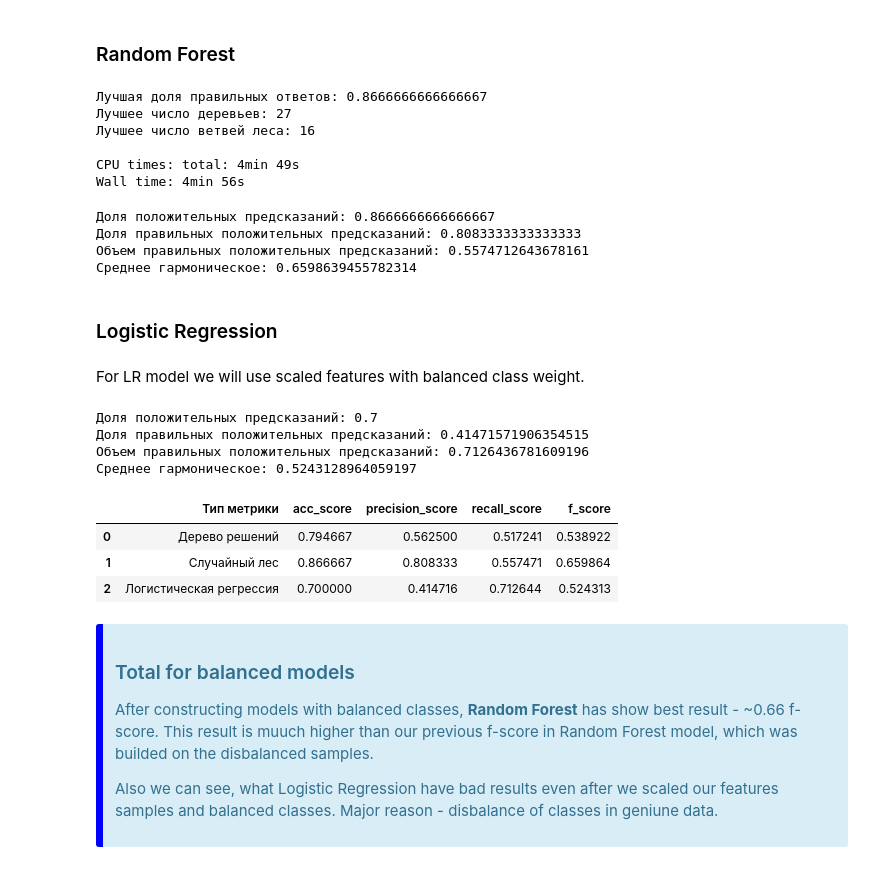
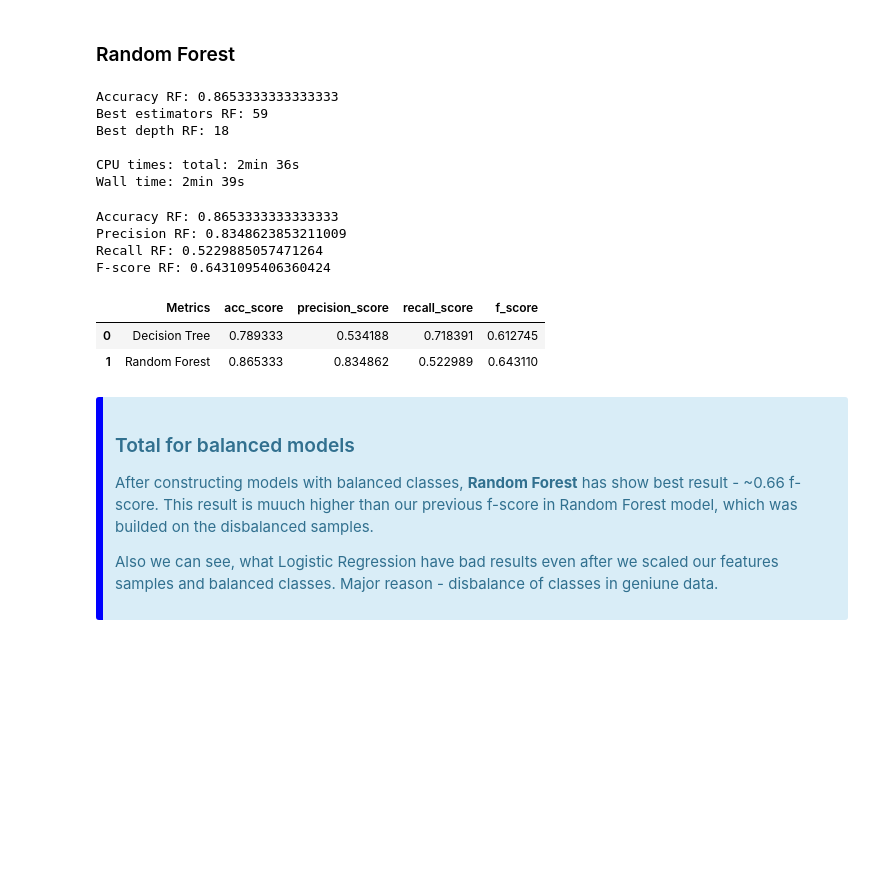
Before and after one commit to Vasart-ds/beta_bank_customer_out, a Jupyter notebook: ml_with_teacher_vasykhin_a_ENG.ipynb, the cells around one changed output. Cells and saved outputs as stored; diff of their text form; code cells hidden in the pictures; blank space fills up the shorter version.

```diff
--- a/ml_with_teacher_vasykhin_a_ENG.ipynb
+++ b/ml_with_teacher_vasykhin_a_ENG.ipynb
@@ -495,15 +492,0 @@ f_score_forest = f1_score(target_test, predicted_forest)
-# %%
-model_lr = LogisticRegression(max_iter=1500, solver='lbfgs', random_state=69)
-model_lr.fit(features_train_scaled, target_train)
-
-predicted_lr = model_lr.predict(features_valid_scaled)
-
-score_lr = model_lr.score(features_valid_scaled, target_valid)
-precision_lr = precision_score(target_valid, predicted_lr)
-recall_lr = recall_score(target_valid, predicted_lr)
-f_score_lr = f1_score(target_valid, predicted_lr)
-
-print('Accuracy LR:', score_lr)
-print('Precision LR:', precision_lr)
-print('Rcall LR:', recall_lr)
-print('F-score LR:', f_score_lr)
@@ -619,12 +596,12 @@ print('Best estimators RF:', best_est_forest)
 print('Best depth RF:', best_depth_forest)
 print('')
 # %% [output]
-Лучшая доля правильных ответов: 0.8666666666666667
-Лучшее число деревьев: 27
-Лучшее число ветвей леса: 16
+Accuracy RF: 0.8653333333333333
+Best estimators RF: 59
+Best depth RF: 18
 
-CPU times: total: 4min 49s
-Wall time: 4min 56s
+CPU times: total: 2min 36s
+Wall time: 2min 39s
 # %%
 # construct random forest model with best hyperparameters
 model_forest_total = RandomForestClassifier(
@@ -644,52 +621,27 @@ print('Precision RF:', precision_forest)
 print('Recall RF:', recall_forest)
 print('F-score RF:', f_score_forest)
 # %% [output]
-Доля положительных предсказаний: 0.8666666666666667
-Доля правильных положительных предсказаний: 0.8083333333333333
-Объем правильных положительных предсказаний: 0.5574712643678161
-Среднее гармоническое: 0.6598639455782314
+Accuracy RF: 0.8653333333333333
+Precision RF: 0.8348623853211009
+Recall RF: 0.5229885057471264
+F-score RF: 0.6431095406360424
-# %% [markdown]
-### Logistic Regression ###
-# %% [markdown]
-For LR model we will use scaled features with balanced class weight.
-# %%
-model_lr = LogisticRegression(max_iter=1500, solver='lbfgs', random_state=69, class_weight='balanced')
-model_lr.fit(features_train_scaled, target_train)
-
-predicted_lr = model_lr.predict(features_valid_scaled)
-
-score_lr = model_lr.score(features_valid_scaled, target_valid)
-precision_lr = precision_score(target_valid, predicted_lr)
-recall_lr = recall_score(target_valid, predicted_lr)
-f_score_lr = f1_score(target_valid, predicted_lr)
-
-print('Accuracy LR:', score_lr)
-print('Precision LR:', precision_lr)
-print('Recall LR:', recall_lr)
-print('F-score LR:', f_score_lr)
-# %% [output]
-Доля положительных предсказаний: 0.7
-Доля правильных положительных предсказаний: 0.41471571906354515
-Объем правильных положительных предсказаний: 0.7126436781609196
-Среднее гармоническое: 0.5243128964059197
 # %%
-#сформируем таблицу для наглядности полученных результатов
+# total results
 
 f_score_balanced = pd.DataFrame({
-    'Metrics': ['Decision Tree', 'Random Forest', 'Logistic Regression'],
-    'acc_score': [score_tree, score_forest, score_lr],
-    'precision_score': [precision_tree, precision_forest, precision_lr],
-    'recall_score': [recall_tree, recall_forest, recall_lr],
-    'f_score': [f_score_tree, f_score_forest, f_score_lr]
+    'Metrics': ['Decision Tree', 'Random Forest'],
+    'acc_score': [score_tree, score_forest],
+    'precision_score': [precision_tree, precision_forest],
+    'recall_score': [recall_tree, recall_forest],
+    'f_score': [f_score_tree, f_score_forest]
 })
 
 
 display(f_score_balanced)
 # %% [output]
-|  | Тип метрики | acc_score | precision_score | recall_score | f_score |
-| 0 | Дерево решений | 0.794667 | 0.562500 | 0.517241 | 0.538922 |
-| 1 | Случайный лес | 0.866667 | 0.808333 | 0.557471 | 0.659864 |
-| 2 | Логистическая регрессия | 0.700000 | 0.414716 | 0.712644 | 0.524313 |
+|  | Metrics | acc_score | precision_score | recall_score | f_score |
+| 0 | Decision Tree | 0.789333 | 0.534188 | 0.718391 | 0.612745 |
+| 1 | Random Forest | 0.865333 | 0.834862 | 0.522989 | 0.643110 |
 # %% [markdown]
 <div class = "alert alert-info" style="border-left: 7px solid blue">
 
```
Also changed, not shown: parts of 32 cells of this notebook.
